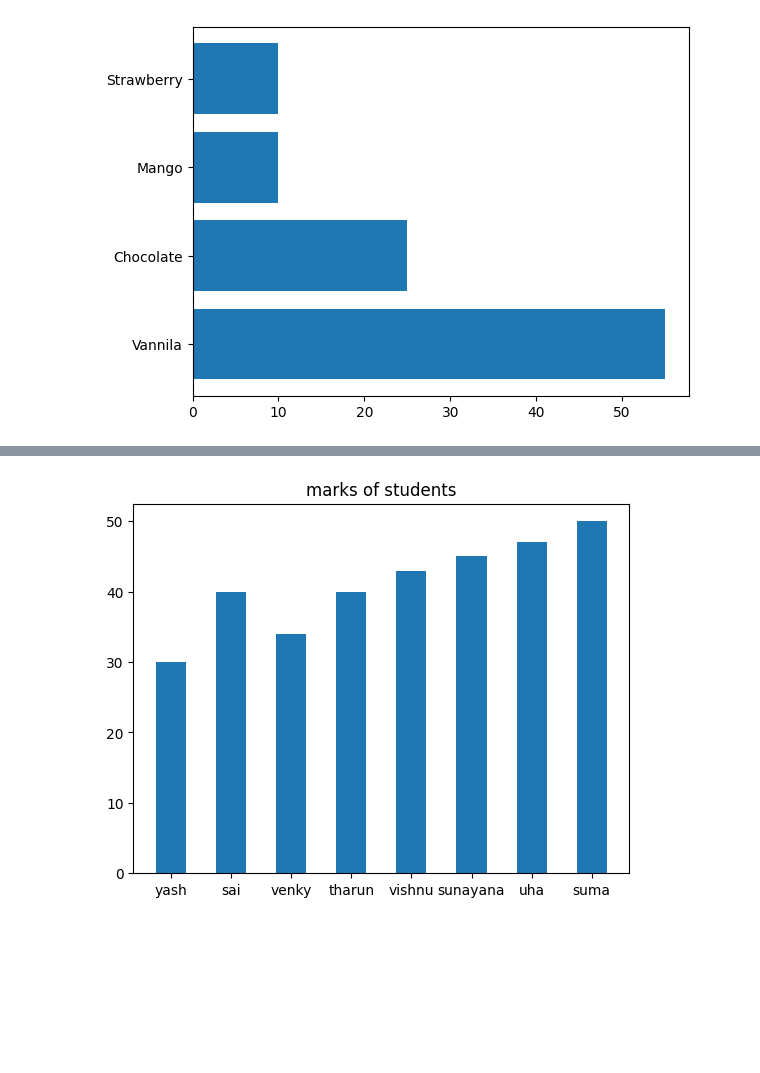
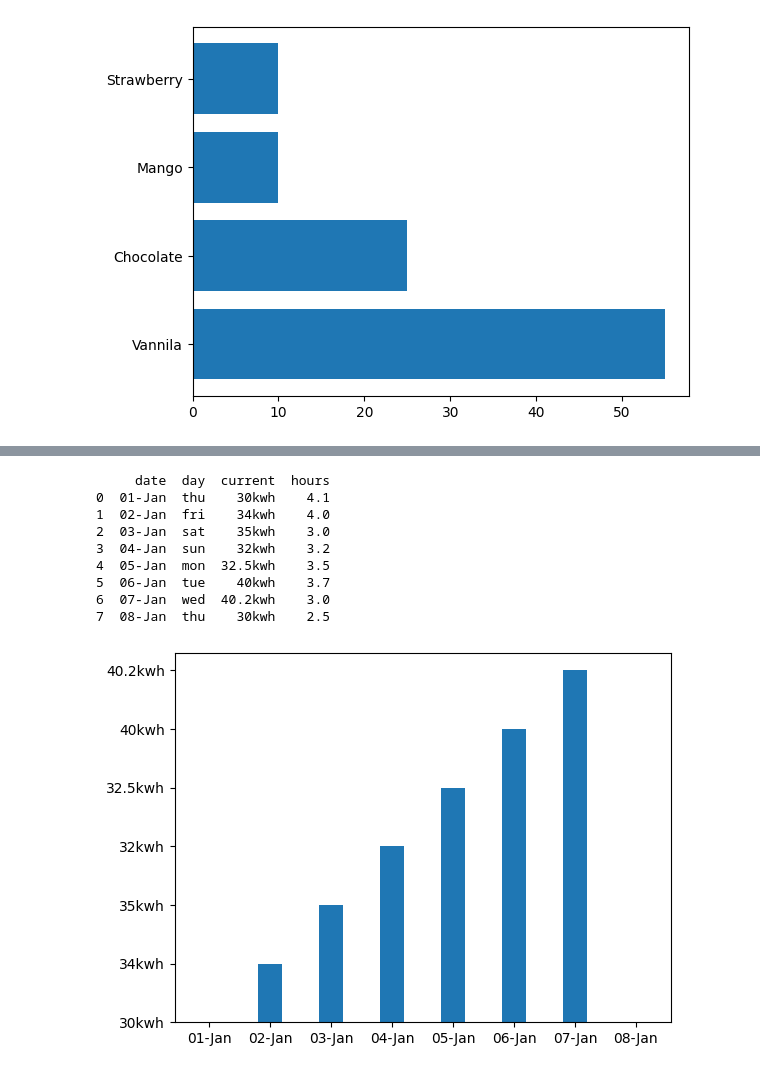
Before and after one commit to yash144-code/daily-python-work, a Jupyter notebook: data_science.ipynb, the cells around one changed output, grey strips where cells are left out. Saved outputs shown, nothing was run; the diff lists cells and outputs as text; code cells hidden in the pictures; blank space fills up the shorter version.

```diff
--- a/data_science.ipynb
+++ b/data_science.ipynb
@@ -1700,9 +2172,18 @@ plt.show()
 # %%
 import matplotlib.pyplot as plt
 import pandas as pd
-df = pd.read_csv("Book1.csv")
-plt.bar(df.names,df.marks,width=0.5)
-plt.title("marks of students")
+df = pd.read_csv("current.csv")
+print(df)
+plt.bar(df.date,df.current,width = 0.4)
 plt.show()
 # %% [output]
+     date  day  current  hours
+0  01-Jan  thu    30kwh    4.1
+1  02-Jan  fri    34kwh    4.0
+2  03-Jan  sat    35kwh    3.0
+3  04-Jan  sun    32kwh    3.2
+4  05-Jan  mon  32.5kwh    3.5
+5  06-Jan  tue    40kwh    3.7
+6  07-Jan  wed  40.2kwh    3.0
+7  08-Jan  thu    30kwh    2.5
-[figure, old version]
+[figure, new version]
```
Also changed, not shown: parts of 36 cells of this notebook.
